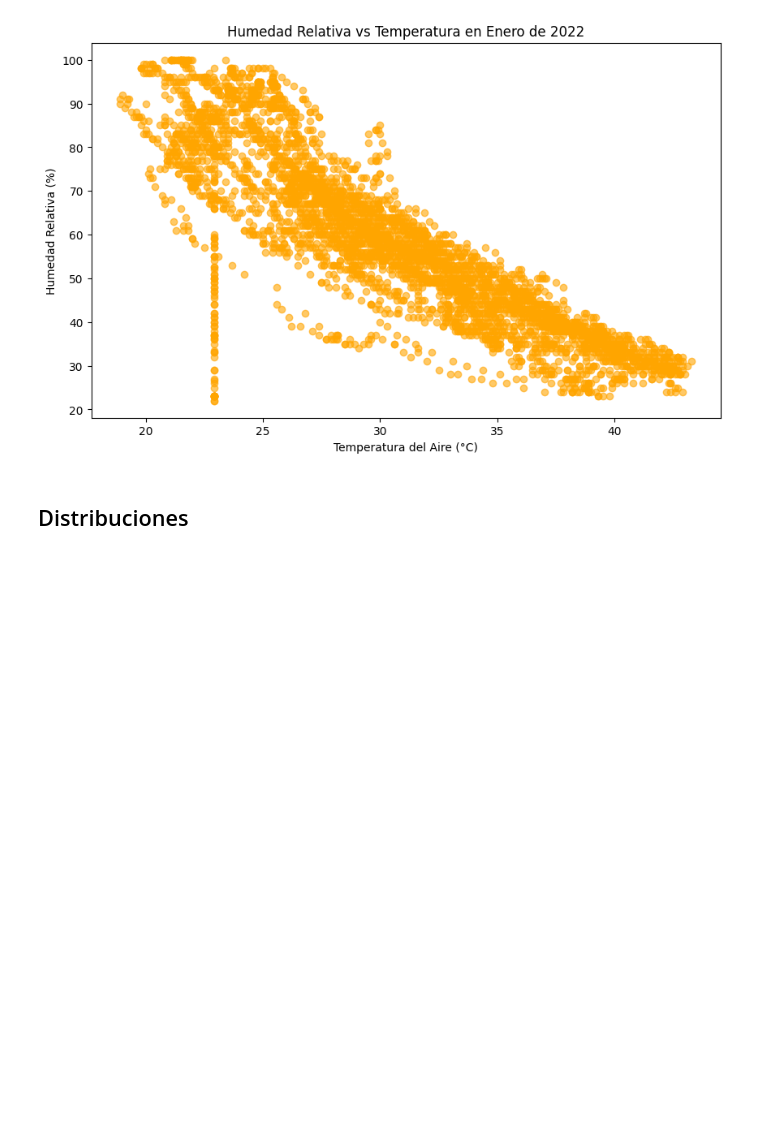
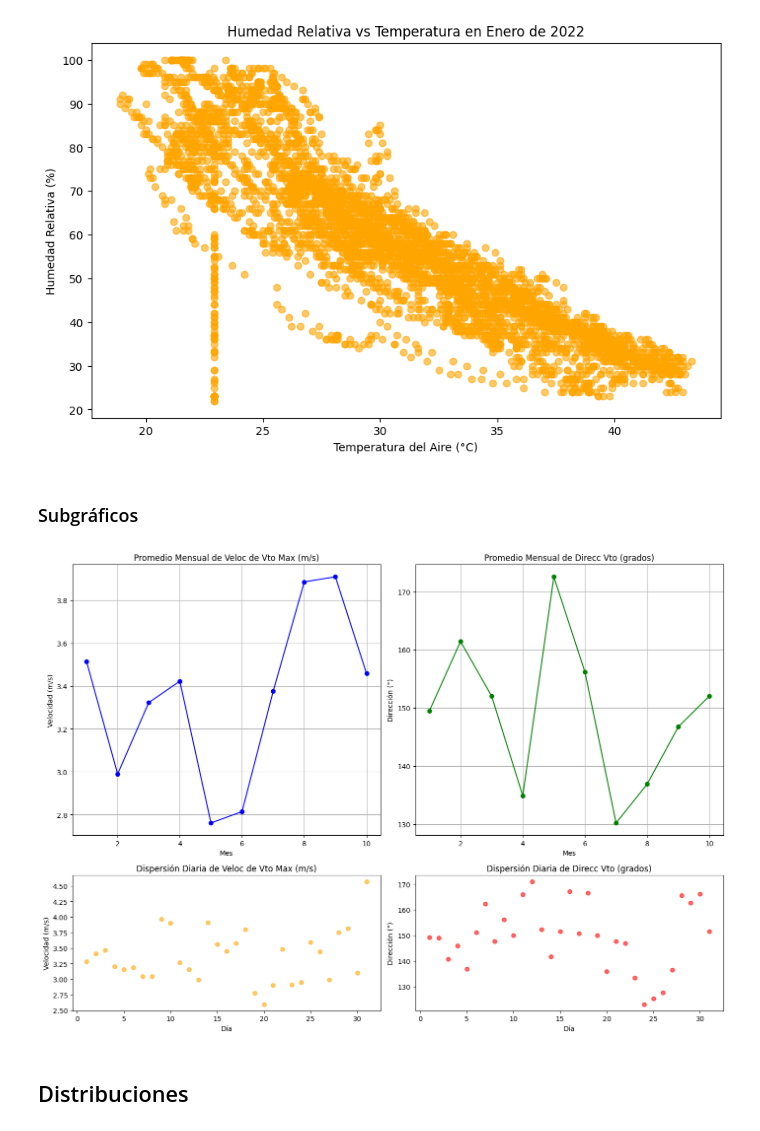
Before and after one commit to aldodds/DS_Python_WeatherStation, a Jupyter notebook: EstacionMeteorologica.ipynb, the cells around one changed output. Drawn from its saved outputs; the diff is of its cells as text; code cells hidden in the pictures; blank space fills up the shorter version.

```diff
--- a/EstacionMeteorologica.ipynb
+++ b/EstacionMeteorologica.ipynb
@@ -736,6 +736,62 @@ plt.ylabel('Humedad Relativa (%)')
 plt.show()
 # %% [output]
 [figure]
+# %% [markdown]
+### Subgráficos
+# %%
+# Filtrar datos de un año específico (ejemplo: 2022)
+datos_2022 = estacion_meteorologica.loc['2022']
+
+# Calcular los datos necesarios para los gráficos
+# 1. Promedio mensual de "Veloc de Vto Max (m/s)"
+vto_max_mensual = datos_2022.groupby('Month')['Veloc de Vto Max (m/s)'].mean()
+
+# 2. Promedio mensual de "Direcc Vto (grados)"
+vto_dir_mensual = datos_2022.groupby('Month')['Direcc Vto (grados)'].mean()
+
+# 3. Dispersión diaria de "Veloc de Vto Max (m/s)" y "Direcc Vto (grados)"
+vto_max_diario = datos_2022.groupby('Day')['Veloc de Vto Max (m/s)'].mean()
+vto_dir_diario = datos_2022.groupby('Day')['Direcc Vto (grados)'].mean()
+
+# Crear la figura y la estructura de subplots
+fig = plt.figure(figsize=(14, 10))
+gs = gridspec.GridSpec(2, 2, height_ratios=[2, 1], width_ratios=[1, 1])
+
+# Subplot 1: Línea mensual de "Veloc de Vto Max (m/s)"
+ax1 = fig.add_subplot(gs[0, 0])
+ax1.plot(vto_max_mensual.index, vto_max_mensual.values, marker='o', linestyle='-', color='blue')
+ax1.set_title('Promedio Mensual de Veloc de Vto Max (m/s)')
+ax1.set_xlabel('Mes')
+ax1.set_ylabel('Velocidad (m/s)')
+ax1.grid(True)
+
+# Subplot 2: Dispersión diaria de "Veloc de Vto Max (m/s)"
+ax2 = fig.add_subplot(gs[1, 0])
+ax2.scatter(vto_max_diario.index, vto_max_diario.values, color='orange', alpha=0.6)
+ax2.set_title('Dispersión Diaria de Veloc de Vto Max (m/s)')
+ax2.set_xlabel('Día')
+ax2.set_ylabel('Velocidad (m/s)')
+
+# Subplot 3: Línea mensual de "Direcc Vto (grados)"
+ax3 = fig.add_subplot(gs[0, 1])
+ax3.plot(vto_dir_mensual.index, vto_dir_mensual.values, marker='o', linestyle='-', color='green')
+ax3.set_title('Promedio Mensual de Direcc Vto (grados)')
+ax3.set_xlabel('Mes')
+ax3.set_ylabel('Dirección (°)')
+ax3.grid(True)
+
+# Subplot 4: Dispersión diaria de "Direcc Vto (grados)"
+ax4 = fig.add_subplot(gs[1, 1])
+ax4.scatter(vto_dir_diario.index, vto_dir_diario.values, color='red', alpha=0.6)
+ax4.set_title('Dispersión Diaria de Direcc Vto (grados)')
+ax4.set_xlabel('Día')
+ax4.set_ylabel('Dirección (°)')
+
+# Ajustar el diseño
+plt.tight_layout()
+plt.show()
+# %% [output]
+[figure, added]
 # %% [markdown]
 ## Distribuciones
 # %% [markdown]
```
